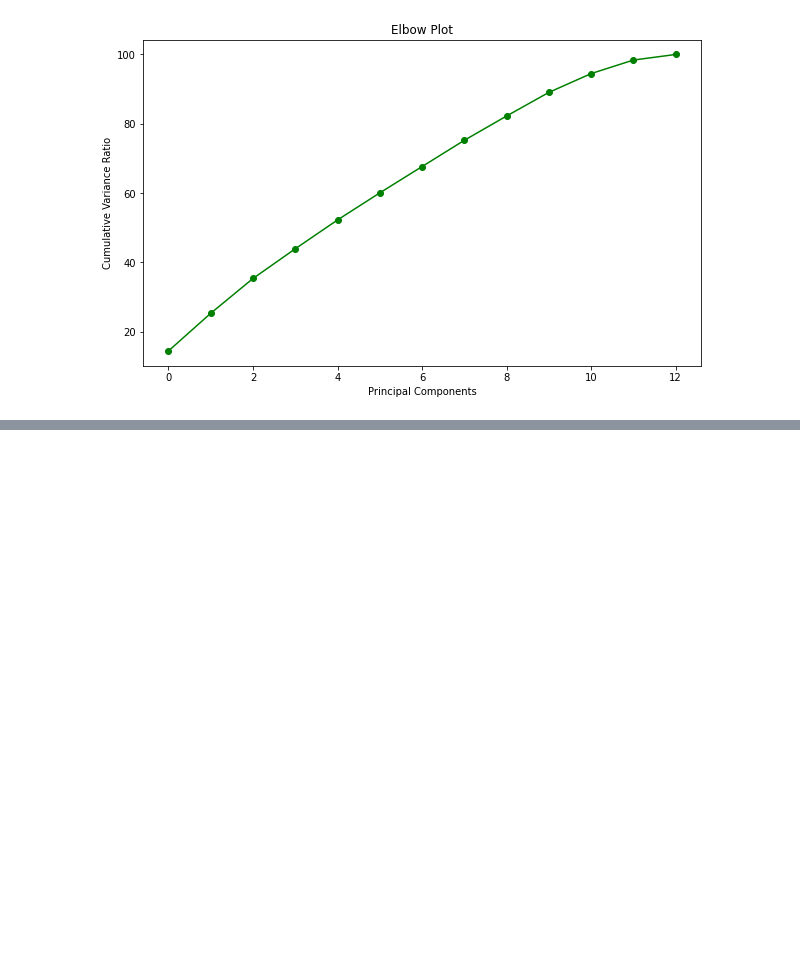
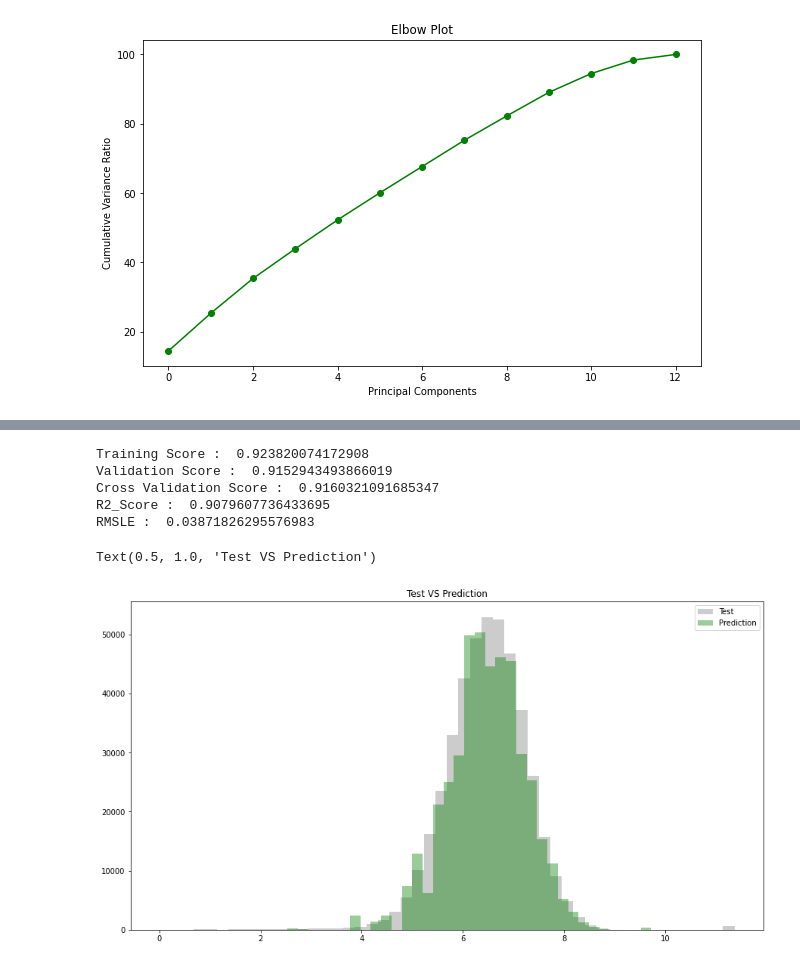
Before and after one commit to Vidhuran-Rajendran/NYC-Taxi-Trip-Time-Prediction, a Jupyter notebook: NYC_Taxi_Trip_Time_Prediction_Capstone_Project.ipynb, the cells around one changed output, grey strips where cells are left out. Cells and saved outputs as stored; diff of their text form; code cells hidden in the pictures; blank space fills up the shorter version.

```diff
--- a/NYC_Taxi_Trip_Time_Prediction_Capstone_Project.ipynb
+++ b/NYC_Taxi_Trip_Time_Prediction_Capstone_Project.ipynb
@@ -480,0 +579,28 @@ Text(0.5, 1.0, 'Elbow Plot')
+# %%
+#examining metrics
+
+print ("Training Score : " , dt.score(X_train, y_train))
+print ("Validation Score : ",dt.score(X_test, y_test))
+print ("Cross Validation Score : " , cross_val_score(dt, X_train, y_train, cv=5).mean())
+print ("R2_Score : ", r2_score(dt_pred, y_test))
+print ("RMSLE : ", np.sqrt(mean_squared_log_error(dt_pred, y_test)))
+# %% [output]
+Training Score :  0.923820074172908
+Validation Score :  0.9152943493866019
+Cross Validation Score :  0.9160321091685347
+R2_Score :  0.9079607736433695
+RMSLE :  0.03871826295576983
+# %%
+#prediction vs real data
+
+plt.figure(figsize=(15,8))
+plt.subplot(1,1,1)
+sns.distplot(y_test, kde=False, color="grey", label="Test")
+
+plt.subplot(1,1,1)
+sns.distplot(dt_pred, kde=False, color="green", label="Prediction")
+plt.legend()
+plt.title("Test VS Prediction")
+# %% [output]
+Text(0.5, 1.0, 'Test VS Prediction')
+[figure, added]
```
Also changed, not shown: parts of 9 cells of this notebook.
